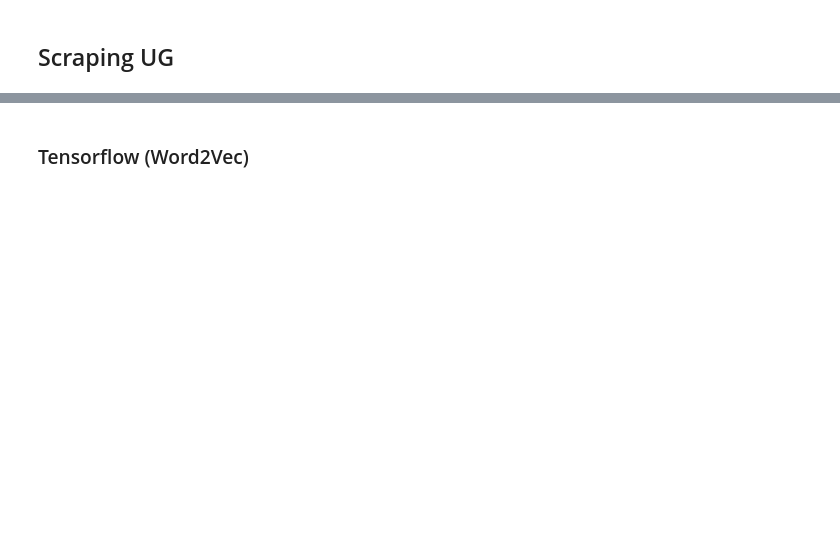
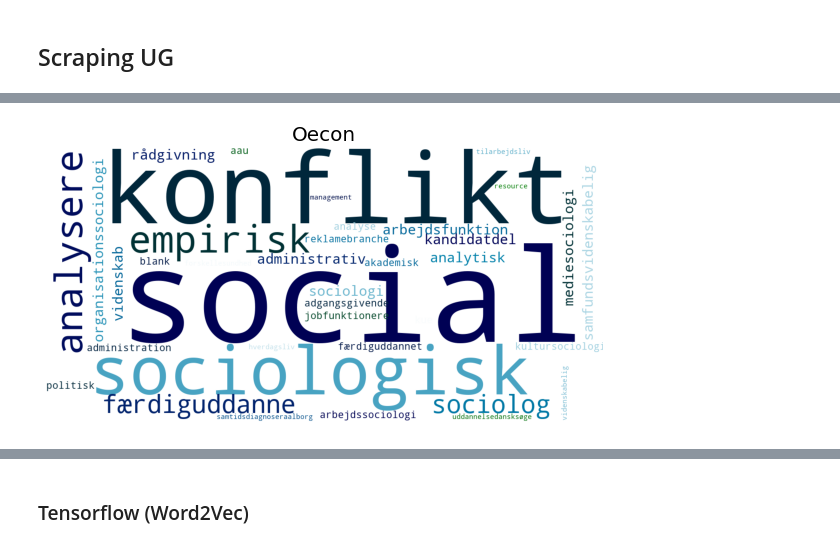
Before and after one commit to Bernseng/ISDS, a Jupyter notebook: Exam/Jobindex.ipynb, the cells around one changed output, grey strips where cells are left out. Cells and saved outputs as stored; diff of their text form; code cells hidden in the pictures; blank space fills up the shorter version.

```diff
--- a/Exam/Jobindex.ipynb
+++ b/Exam/Jobindex.ipynb
@@ -550,0 +564,4 @@ udd_soc_string = ' '.join(udd_soc_list)
+# %%
+generate_better_wordcloud(udd_soc_string, 'Oecon')
+# %% [output]
+[figure, added]
```
Also changed, not shown: parts of 15 cells of this notebook.
